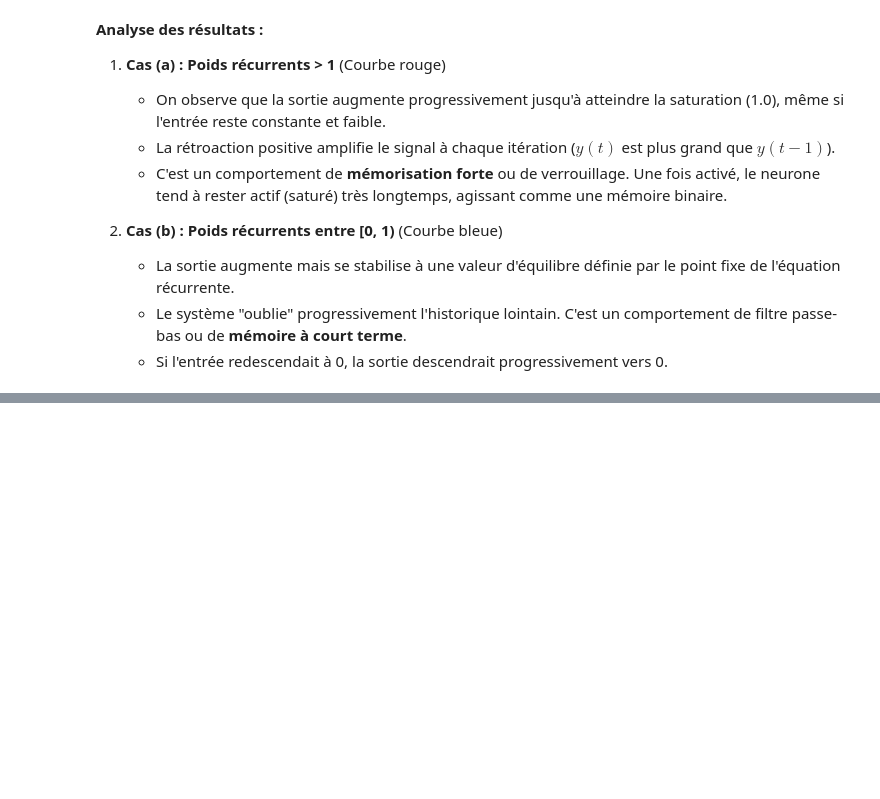
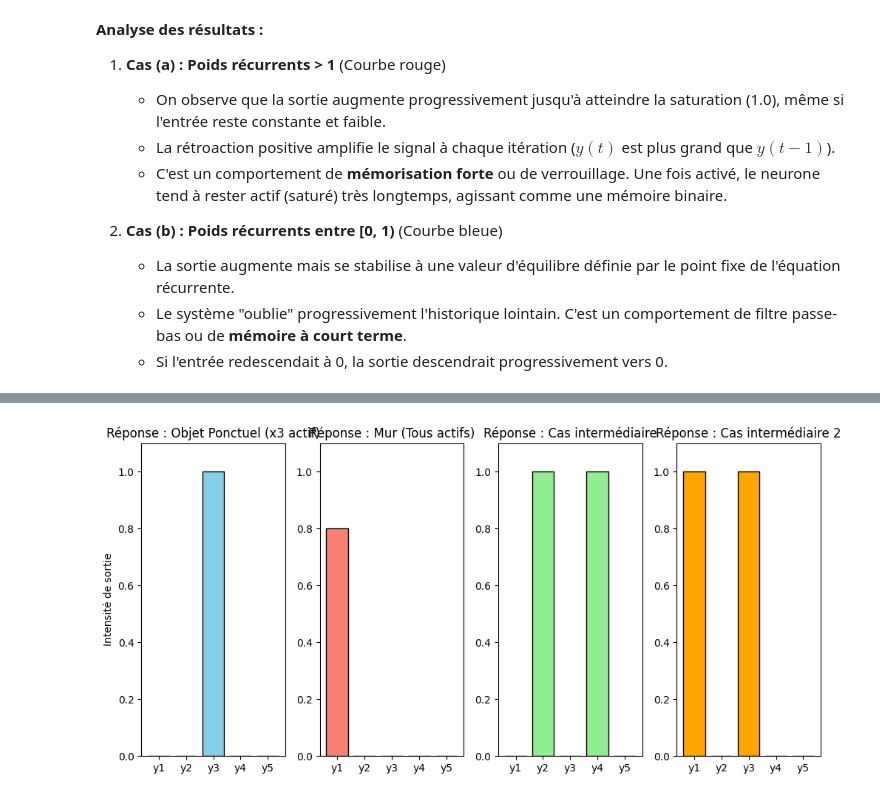
Before and after one commit to JustinF02/Smart-robotics, a Jupyter notebook: TP6 - reseaux de neurones artificiels/TP6_Exercices.ipynb, the cells around one changed output, grey strips where cells are left out. Drawn from its saved outputs; the diff is of its cells as text; code cells hidden in the pictures; blank space fills up the shorter version.

```diff
--- a/TP6 - reseaux de neurones artificiels/TP6_Exercices.ipynb
+++ b/TP6 - reseaux de neurones artificiels/TP6_Exercices.ipynb
@@ -211,0 +216,85 @@ plt.show()
+# %%
+import numpy as np
+import matplotlib.pyplot as plt
+
+def saturation01(x):
+    """Fonction d'activation saturée entre 0 et 1."""
+    return np.clip(x, 0.0, 1.0)
+
+def neural_network_filter(x_in):
+    """
+    Implémentation du réseau de neurones (Fig. 6).
+    Structure : 5 neurones d'entrée connectés à 5 neurones de sortie.
+    """
+    x = np.array(x_in, dtype=float)
+    y = np.zeros(5)
+
+    # Poids extraits de la Fig. 6 :
+    # y0 reçoit x0(+4) et x1(-4)
+    y[0] = 4*x[0] - 4*x[1]
+    # y1 reçoit x1(+4), x0(-2) et x2(-2)
+    y[1] = 4*x[1] - 2*x[0] - 2*x[2]
+    # y2 reçoit x2(+4), x1(-2) et x3(-2)
+    y[2] = 4*x[2] - 2*x[1] - 2*x[3]
+    # y3 reçoit x3(+4), x2(-2) and x4(-2)
+    y[3] = 4*x[3] - 2*x[2] - 2*x[4]
+    # y4 reçoit x4(+4) et x3(-4)
+    y[4] = 4*x[4] - 4*x[3]
+
+    return saturation01(y)
+
+# --- Cas d'usage ---
+
+# Cas 1 : Objet ponctuel (Seul le capteur central détecte l'objet)
+x_object = [0.0, 0.0, 1.0, 0.0, 0.0]
+
+# Cas 2 : Murs (Tous les capteurs détectent un obstacle, plus ou moins à la même distance)
+x_wall = [1.4, 1.2, 1.0, 0.8, 0.6]
+x_wall_front = [1.0, 1.0, 1.0, 1.0, 1.0] #aucune sortie ne serait active
+
+# Cas central : obstacle proche du centre mais pas sur les côtés
+x_object2 = [0.0, 1.0, 1.0, 1.0, 0.0]
+
+# Cas latéral : obstacle plus proche des côtés que du centre
+x_object3 = [2.0, 1.5, 1.0, 0.0, 0.0]
+
+y_wall = neural_network_filter(x_wall)
+y_object = neural_network_filter(x_object)
+y_object2 = neural_network_filter(x_object2)
+y_object3 = neural_network_filter(x_object3)
+
+# --- Visualisation ---
+labels = ["y1", "y2", "y3", "y4", "y5"]
+x_pos = np.arange(len(labels))
+
+plt.figure(figsize=(10, 5))
+
+plt.subplot(1, 4, 1)
+plt.bar(x_pos, y_object, color="skyblue", edgecolor="black")
+plt.xticks(x_pos, labels)
+plt.ylim(0, 1.1)
+plt.title("Réponse : Objet Ponctuel (x3 actif)")
+plt.ylabel("Intensité de sortie")
+
+plt.subplot(1, 4, 2)
+plt.bar(x_pos, y_wall, color="salmon", edgecolor="black")
+plt.xticks(x_pos, labels)
+plt.ylim(0, 1.1)
+plt.title("Réponse : Mur (Tous actifs)")
+
+plt.subplot(1, 4, 3)
+plt.bar(x_pos, y_object2, color="lightgreen", edgecolor="black")
+plt.xticks(x_pos, labels)
+plt.ylim(0, 1.1)
+plt.title("Réponse : Cas intermédiaire")
+
+plt.subplot(1, 4, 4)
+plt.bar(x_pos, y_object3, color="orange", edgecolor="black")
+plt.xticks(x_pos, labels)
+plt.ylim(0, 1.1)
+plt.title("Réponse : Cas intermédiaire 2")
+
+plt.tight_layout()
+plt.show()
+# %% [output]
+[figure, added]
```
Also changed, not shown: parts of 2 cells of this notebook, 2 other files.
